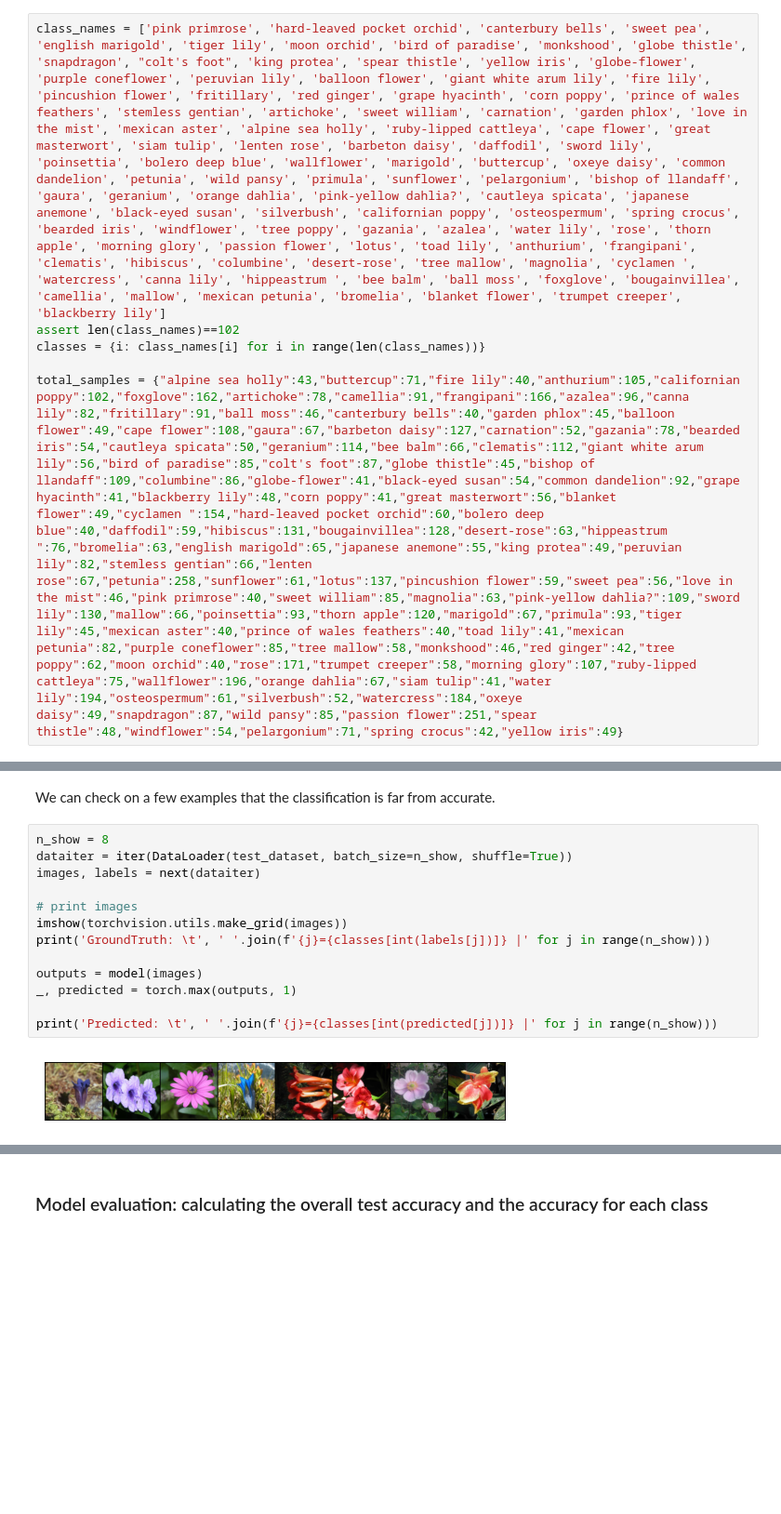
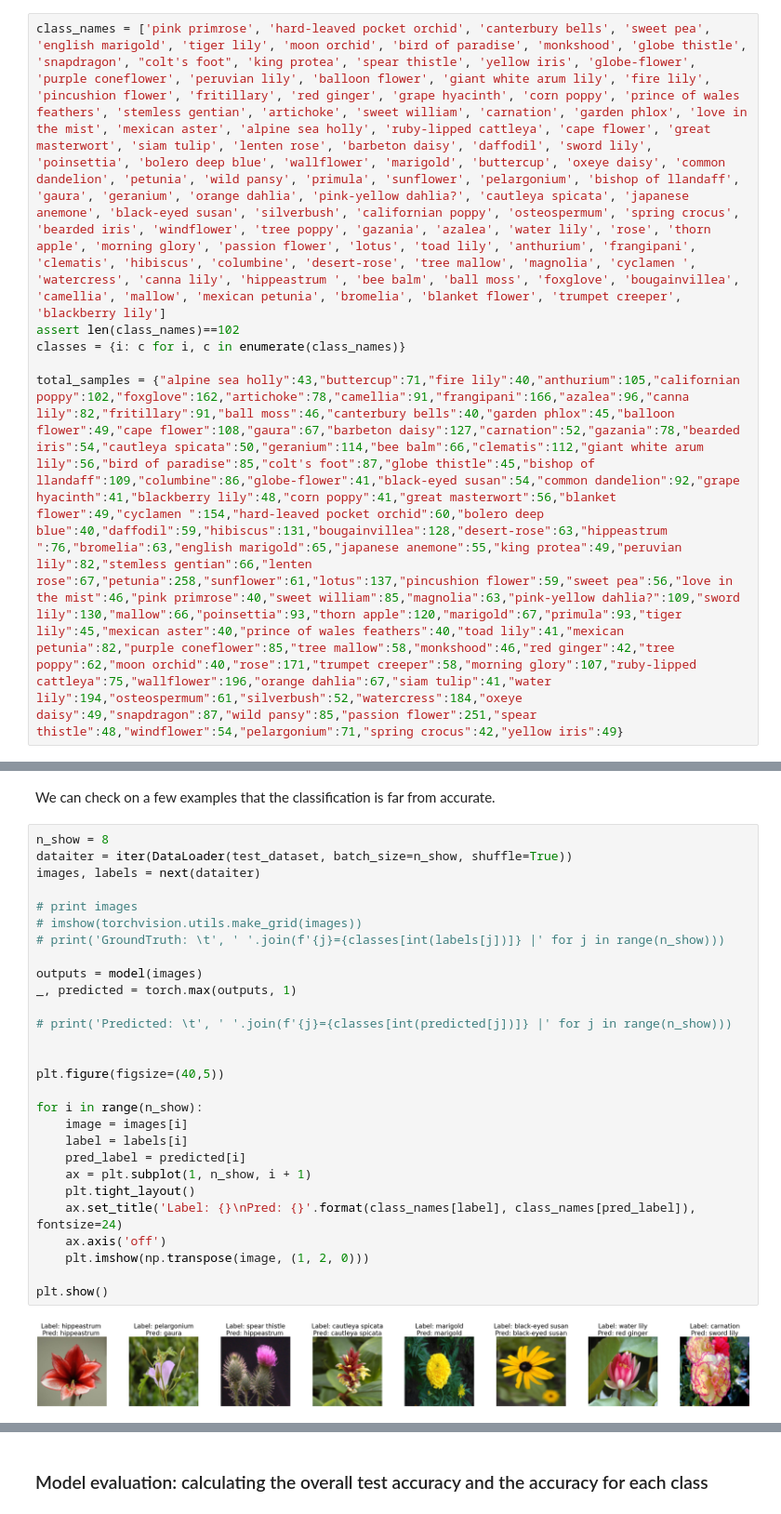
Before and after one commit to mmvp314/ml-projects, a Jupyter notebook: 1-CNN/flowers102_torch.ipynb, the cells around one changed output, grey strips where cells are left out. Shown at 93% size. Cells and saved outputs as stored; diff of their text form; blank space fills up the shorter version.

```diff
--- a/1-CNN/flowers102_torch.ipynb
+++ b/1-CNN/flowers102_torch.ipynb
@@ -73,3 +69,3 @@ class_names = ['pink primrose', 'hard-leaved pocket orchid', 'canterbury bells',
 assert len(class_names)==102
-classes = {i: class_names[i] for i in range(len(class_names))}
+classes = {i: c for i, c in enumerate(class_names)}
 
@@ -266,15 +272,30 @@ We can check on a few examples that the classification is far from accurate.
 # %%
 n_show = 8
 dataiter = iter(DataLoader(test_dataset, batch_size=n_show, shuffle=True))
 images, labels = next(dataiter)
 
 # print images
-imshow(torchvision.utils.make_grid(images))
-print('GroundTruth: \t', ' '.join(f'{j}={classes[int(labels[j])]} |' for j in range(n_show)))
+# imshow(torchvision.utils.make_grid(images))
+# print('GroundTruth: \t', ' '.join(f'{j}={classes[int(labels[j])]} |' for j in range(n_show)))
 
 outputs = model(images)
 _, predicted = torch.max(outputs, 1)
 
-print('Predicted: \t', ' '.join(f'{j}={classes[int(predicted[j])]} |' for j in range(n_show)))
+# print('Predicted: \t', ' '.join(f'{j}={classes[int(predicted[j])]} |' for j in range(n_show)))
+
+
+plt.figure(figsize=(40,5))
+
+for i in range(n_show):
+    image = images[i]
+    label = labels[i]
+    pred_label = predicted[i]
+    ax = plt.subplot(1, n_show, i + 1)
+    plt.tight_layout()
+    ax.set_title('Label: {}\nPred: {}'.format(class_names[label], class_names[pred_label]), fontsize=24)
+    ax.axis('off')
+    plt.imshow(np.transpose(image, (1, 2, 0)))
+
+plt.show()
 # %% [output]
-[figure, old version]
+[figure, new version]
```
Also changed, not shown: parts of 26 cells of this notebook, 2 other files.
